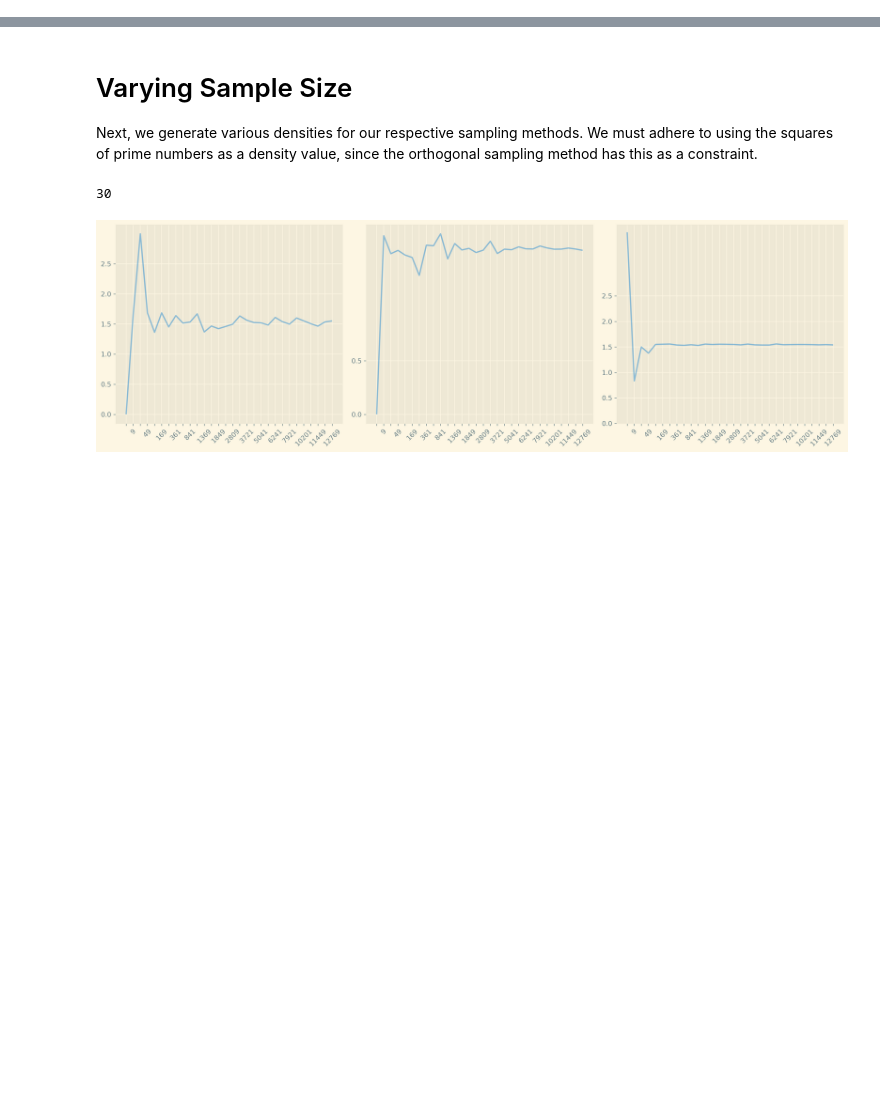
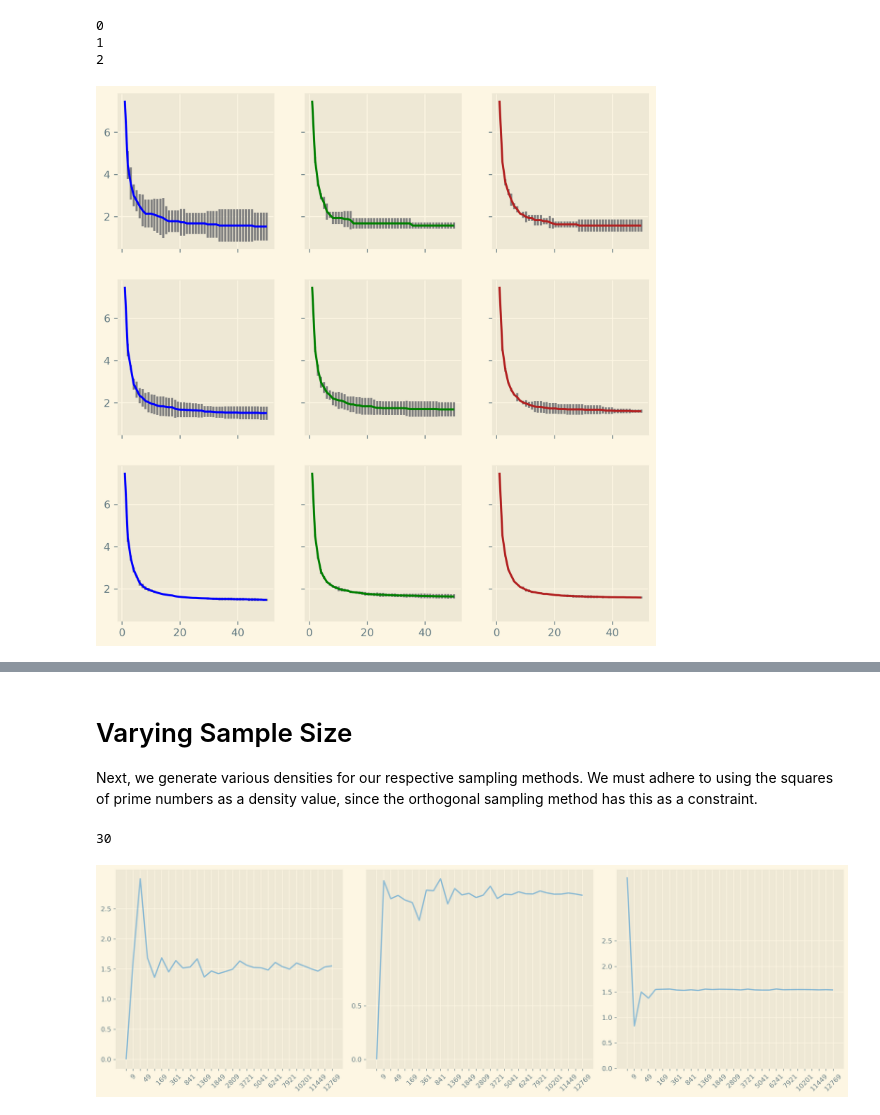
Before and after one commit to lendobo/Stochastic_Sim_1, a Jupyter notebook: mandelbrot.ipynb, the cells around one changed output, grey strips where cells are left out. Saved outputs shown, nothing was run; the diff lists cells and outputs as text; code cells hidden in the pictures; blank space fills up the shorter version.

Commit message:
added 3x3 multiplot for varying iteration number and sample size

```diff
--- a/mandelbrot.ipynb
+++ b/mandelbrot.ipynb
@@ -213,0 +198,61 @@ plt.show()
+# %%
+# Testing the functions
+N_i = 50 # 300
+x_i = np.linspace(1,N_i,N_i-1)
+num_repeats = 3
+square_primes = primesfrom2to(30)**2
+sample_sizes = [square_primes[3], square_primes[5], square_primes[len(square_primes)-1]]
+
+sample_types = [random_sample, latin_sample, ortho_sample]
+
+
+
+fig, ax = plt.subplots(3,3,sharex=True,sharey=True,figsize=(9,9), dpi=300)
+for s in range(3):
+    rand_areas = np.zeros(num_repeats*N_i)
+    all_rands = np.array_split(rand_areas,num_repeats)
+
+    lhs_areas = np.zeros(num_repeats*N_i)
+    all_latin = np.array_split(lhs_areas,num_repeats)
+
+    ortho_areas = np.zeros(num_repeats*N_i)
+    all_ortho = np.array_split(ortho_areas,num_repeats)
+
+    latin_means = np.zeros(N_i)
+    ortho_means = np.zeros(N_i)
+    for r in range(num_repeats):
+        random_sample = random_sampling(x_range, y_range, density=sample_sizes[s], seed=r)
+        latin_sample = latin_and_ortho(x_range, y_range, density=sample_sizes[s],seed=r)
+        ortho_sample = latin_and_ortho(x_range, y_range, density=sample_sizes[s],seed=r, ortho=True)
+
+        all_rands[r] = iteration_conv(x_range, y_range, random_sample, max_iter_count=N_i)
+        all_latin[r] = iteration_conv(x_range, y_range, latin_sample, max_iter_count=N_i)
+        all_ortho[r] = iteration_conv(x_range, y_range, ortho_sample, max_iter_count=N_i)
+
+    rand_means = np.mean(all_rands, axis=0)
+    latin_means = np.mean(all_latin, axis=0)
+    ortho_means = np.mean(all_ortho, axis = 0)
+
+
+    stds = [np.std(all_rands, axis=0),
+            np.std(all_latin, axis=0),
+            np.std(all_ortho, axis=0)]
+
+    # PLOTTING
+    converged_area = [areas[-1] for areas in [rand_means, latin_means, ortho_means]]
+    colors = ['blue', 'green', 'firebrick']
+
+    sampling_labels = ['Random Sampling', 'LHS', 'Orthogonal Sampling']
+
+    for i, type in enumerate([rand_means, latin_means, ortho_means]):
+        relative_errors = [np.abs(area - converged_area[i]) for area in type]
+        ax[s,i].errorbar(x_i, type[1:], yerr=2*stds[i][1:], errorevery=1,color=colors[i], ecolor='grey')
+        # ax[s,i].plot(x_i, type[1:],color=colors[i])
+
+        # title = ax.set_title(sampling_labels[i])
+    print(s)
+# %% [output]
+0
+1
+2
+[figure, added]
```
Also changed, not shown: parts of 14 cells of this notebook.
